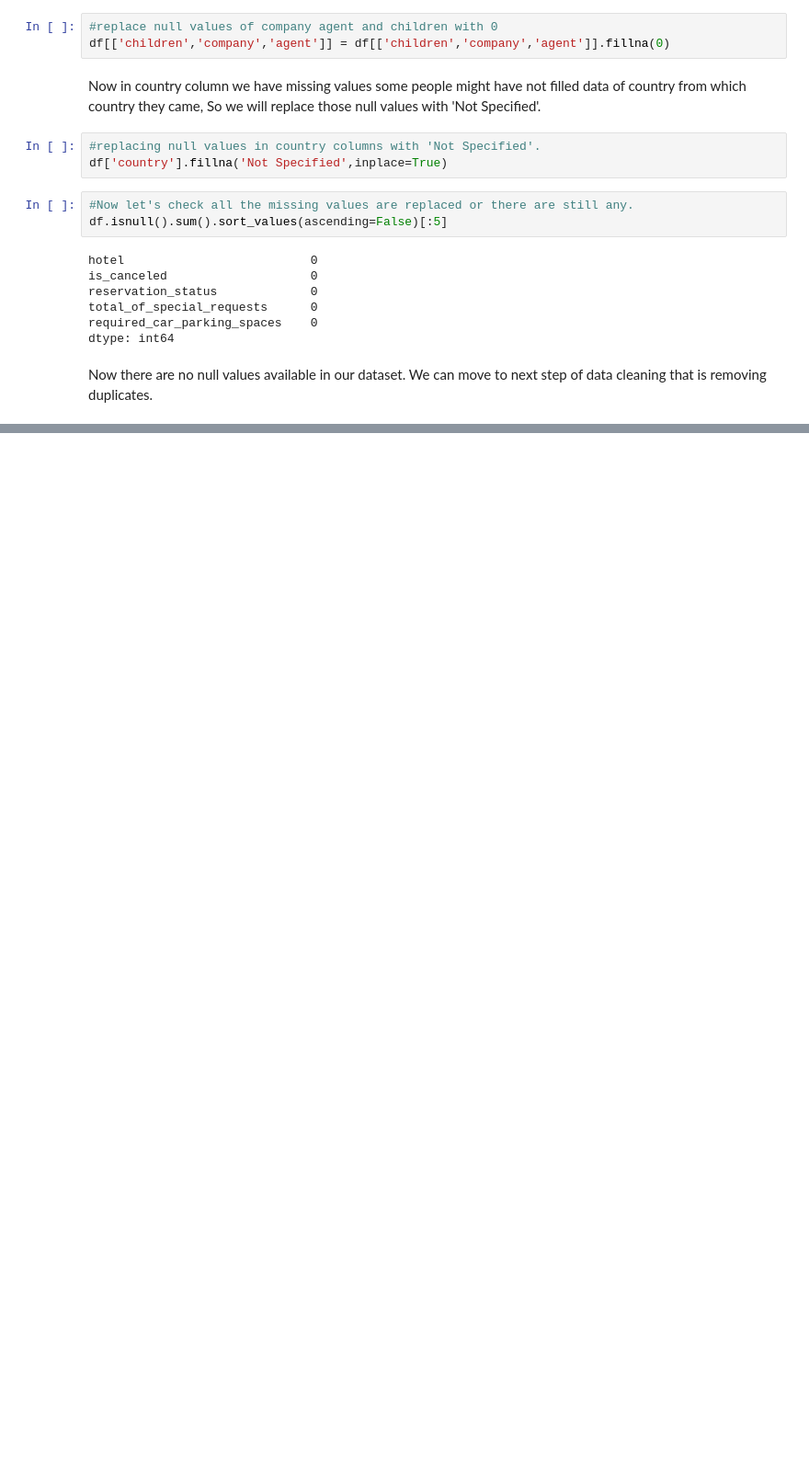
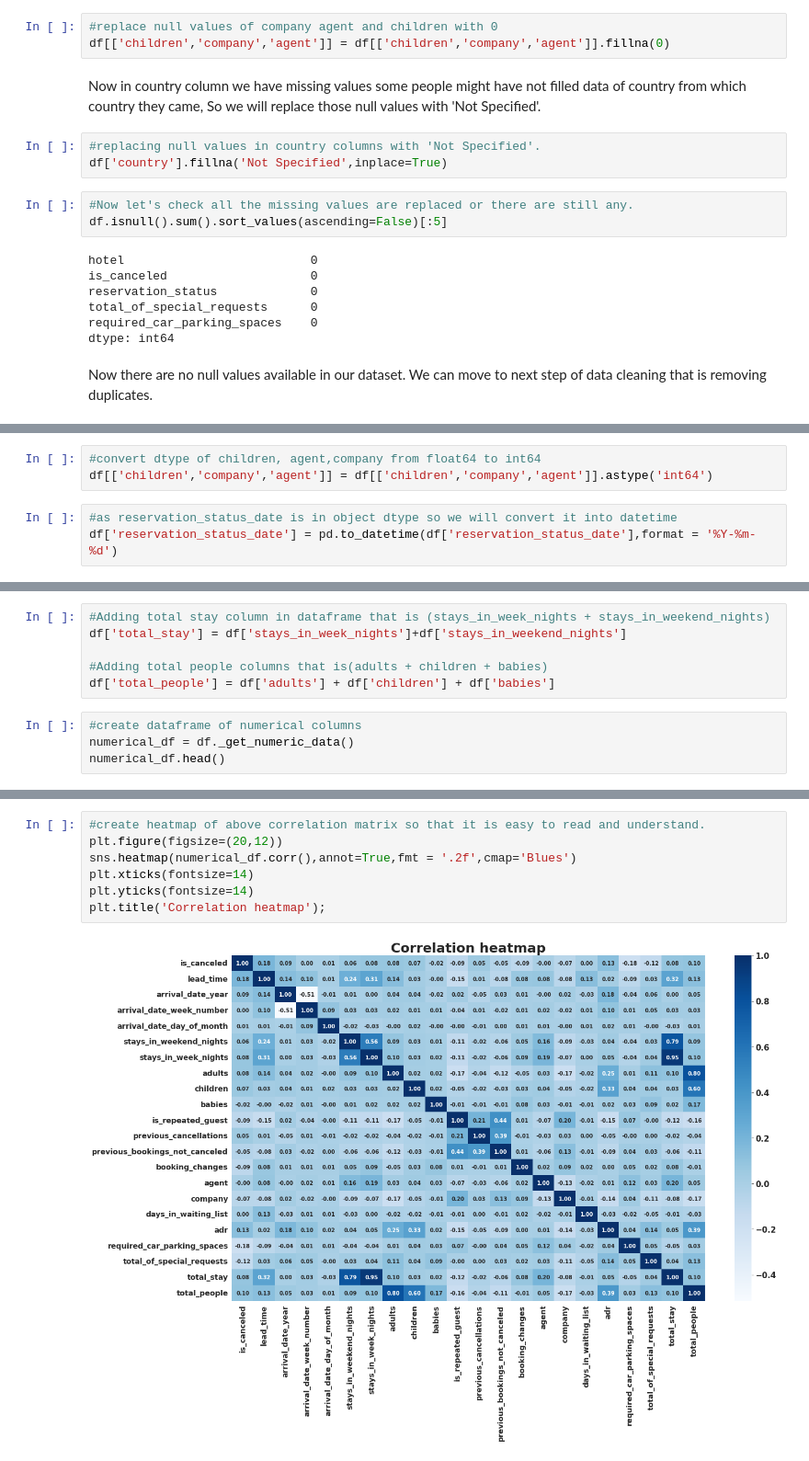
Before and after one commit to shwetaNayak19/EDA-Hotel-Bookings-Capstone-Project1, a Jupyter notebook: EDA_Hotel_Booking_project1.ipynb, the cells around one changed output, grey strips where cells are left out. Shown: that part at 92% size. Cells and saved outputs as stored; diff of their text form; blank space fills up the shorter version.

```diff
--- a/EDA_Hotel_Booking_project1.ipynb
+++ b/EDA_Hotel_Booking_project1.ipynb
@@ -254,0 +290,6 @@ Now there are no null values available in our dataset. We can move to next step
+# %%
+#convert dtype of children, agent,company from float64 to int64
+df[['children','company','agent']] = df[['children','company','agent']].astype('int64')
+# %%
+#as reservation_status_date is in object dtype so we will convert it into datetime
+df['reservation_status_date'] = pd.to_datetime(df['reservation_status_date'],format = '%Y-%m-%d')
@@ -254,0 +298,10 @@ Now there are no null values available in our dataset. We can move to next step
+# %%
+#Adding total stay column in dataframe that is (stays_in_week_nights + stays_in_weekend_nights)
+df['total_stay'] = df['stays_in_week_nights']+df['stays_in_weekend_nights']
+
+#Adding total people columns that is(adults + children + babies)
+df['total_people'] = df['adults'] + df['children'] + df['babies']
+# %%
+#create dataframe of numerical columns
+numerical_df = df._get_numeric_data()
+numerical_df.head()
@@ -254,0 +363,9 @@ Now there are no null values available in our dataset. We can move to next step
+# %%
+#create heatmap of above correlation matrix so that it is easy to read and understand.
+plt.figure(figsize=(20,12))
+sns.heatmap(numerical_df.corr(),annot=True,fmt = '.2f',cmap='Blues')
+plt.xticks(fontsize=14)
+plt.yticks(fontsize=14)
+plt.title('Correlation heatmap');
+# %% [output]
+[figure, added]
```
Also changed, not shown: parts of 17 cells of this notebook.
